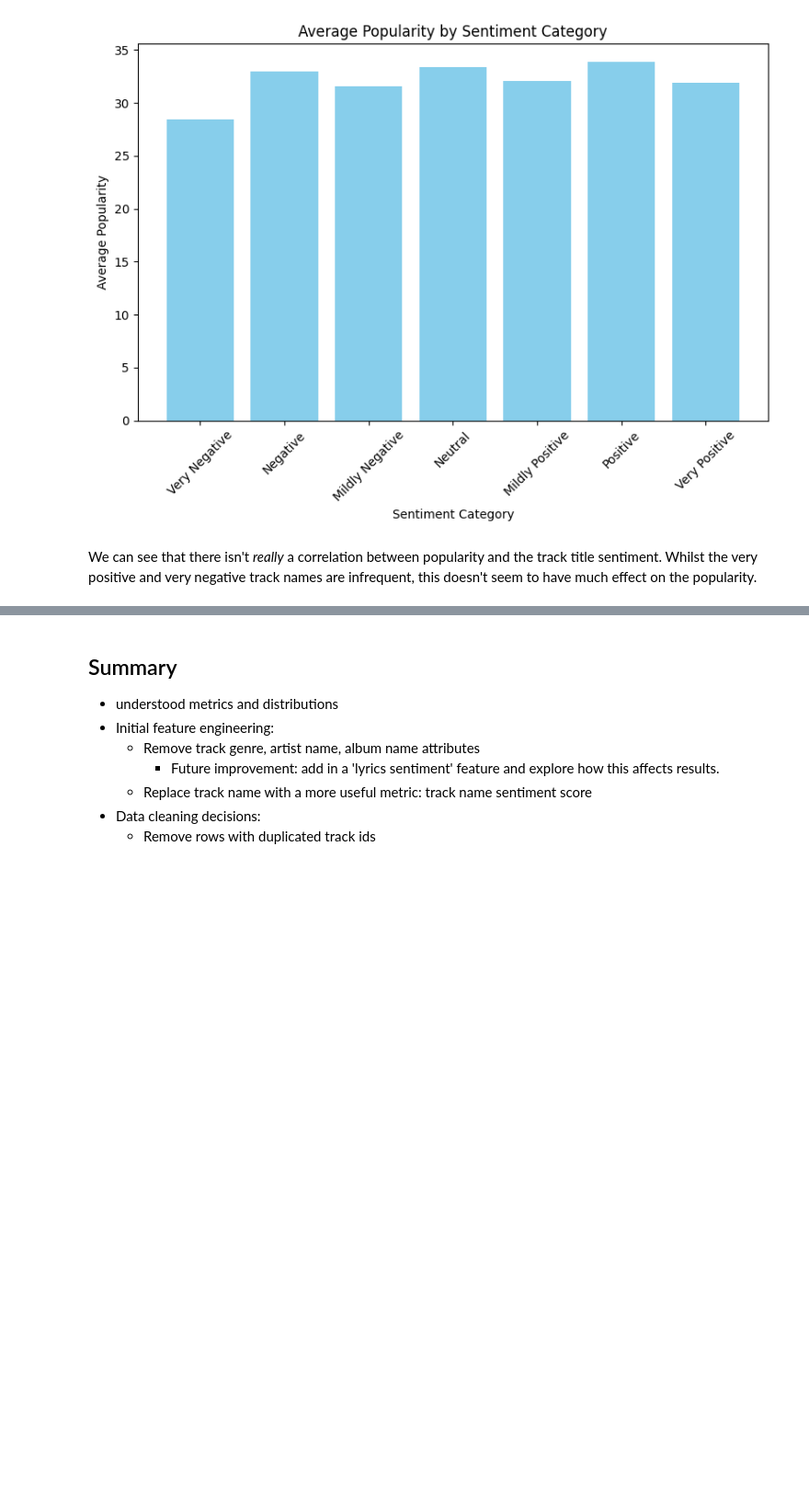
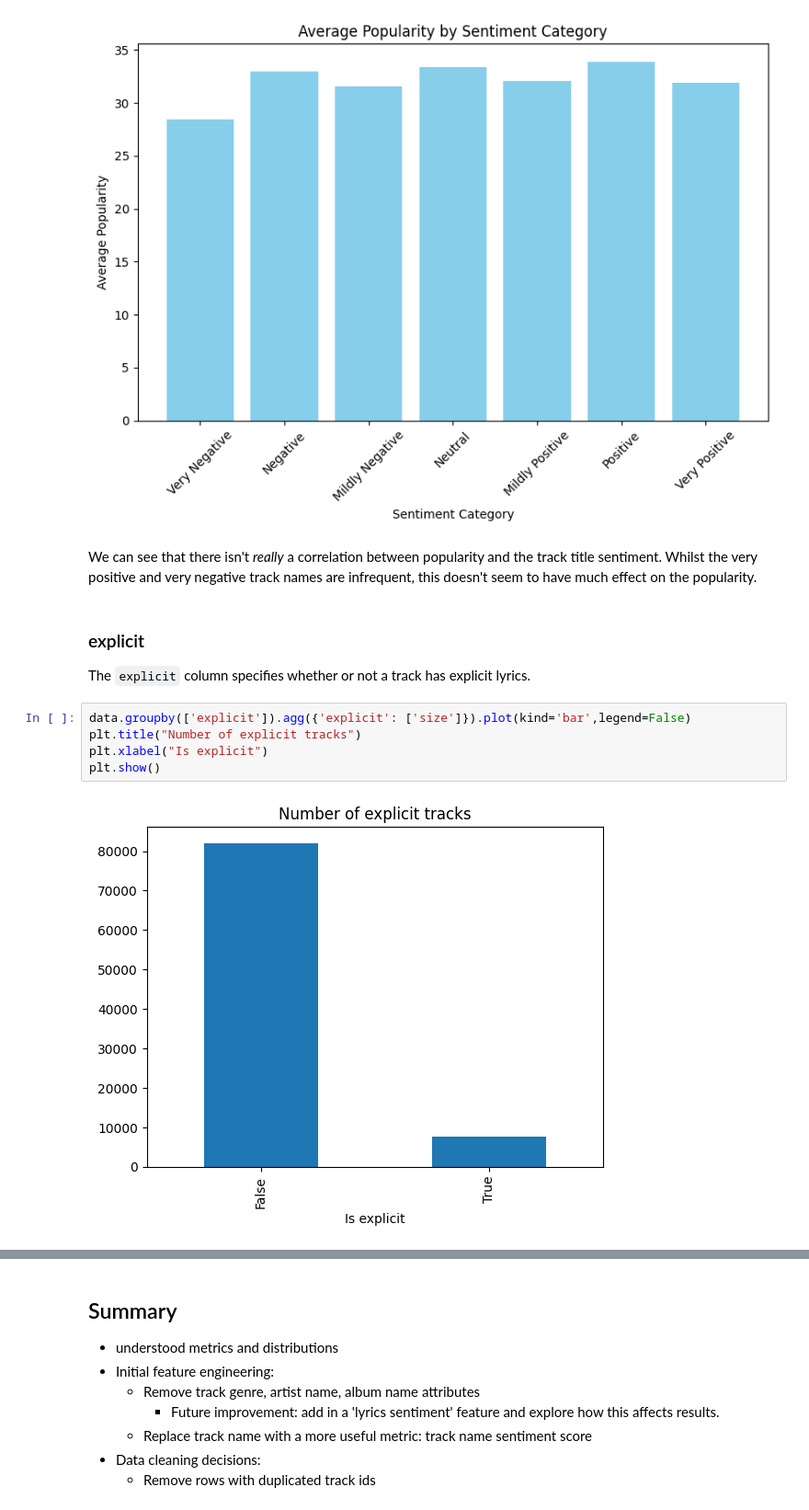
Before and after one commit to ayahusseini/spotify_success, a Jupyter notebook: pipeline/data_exploration.ipynb, the cells around one changed output, grey strips where cells are left out. Shown: that part at 92% size. Saved outputs shown, nothing was run; the diff lists cells and outputs as text; blank space fills up the shorter version.

Commit message:
data cleaning

```diff
--- a/pipeline/data_exploration.ipynb
+++ b/pipeline/data_exploration.ipynb
@@ -365,3 +365,14 @@ plt.show()
 [figure]
 # %% [markdown]
 We can see that there isn't *really* a correlation between popularity and the track title sentiment. Whilst the very positive and very negative track names are infrequent, this doesn't seem to have much effect on the popularity.
+# %% [markdown]
+### explicit
+
+The `explicit` column specifies whether or not a track has explicit lyrics.
+# %%
+data.groupby(['explicit']).agg({'explicit': ['size']}).plot(kind='bar',legend=False)
+plt.title("Number of explicit tracks")
+plt.xlabel("Is explicit")
+plt.show()
+# %% [output]
+[figure, added]
```
Also changed, not shown: parts of 4 cells of this notebook, 1 other file.
